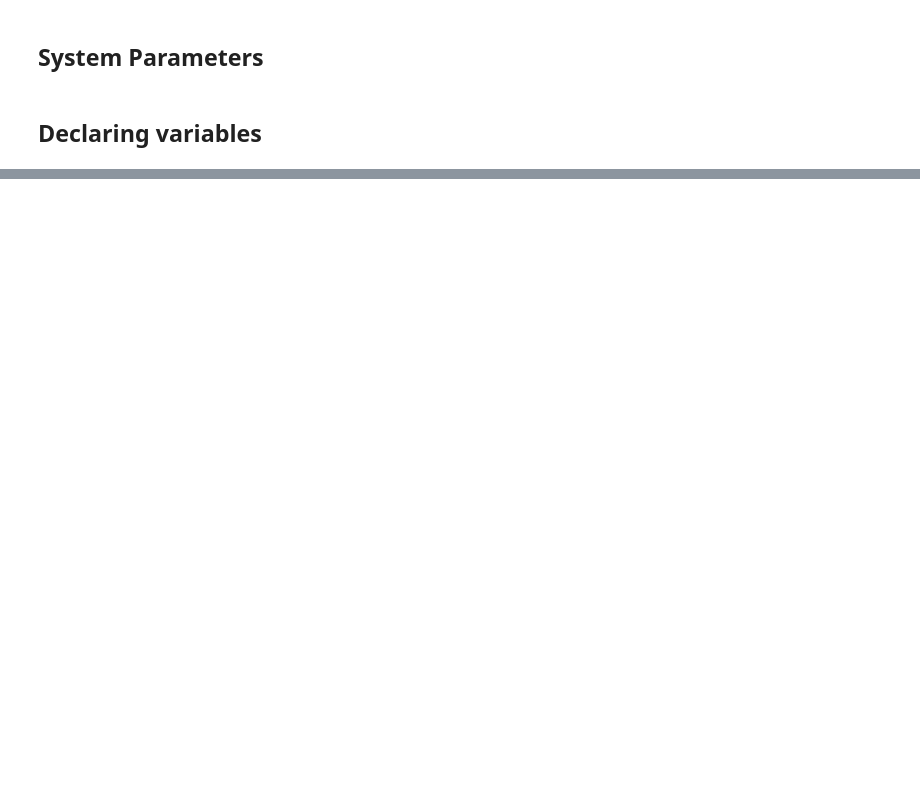
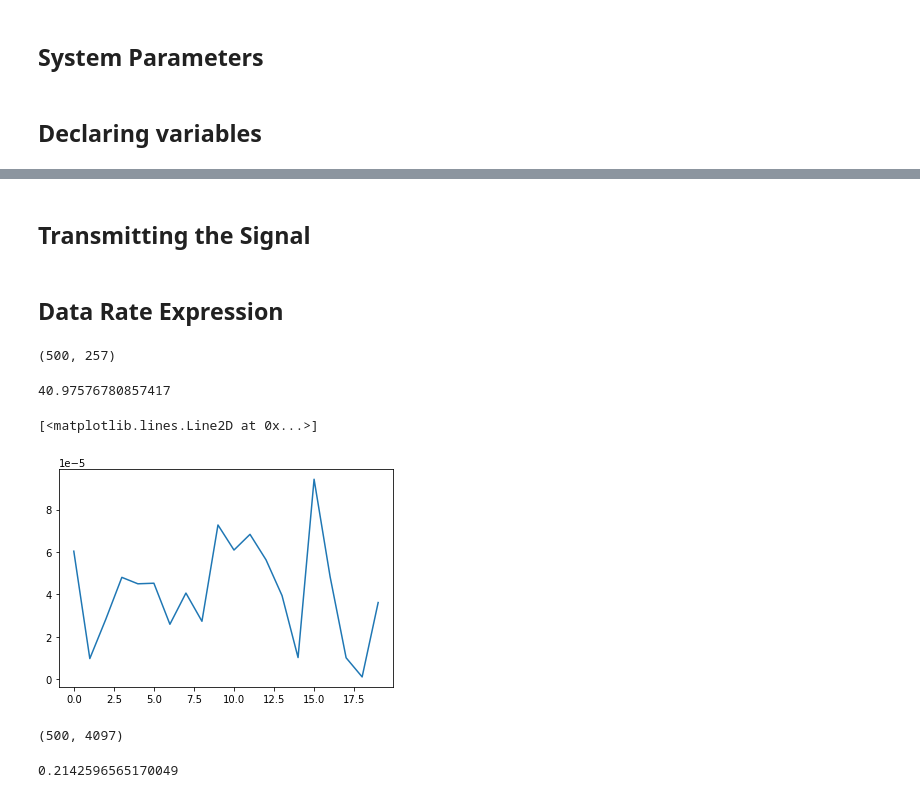
Before and after one commit to aditj/IRS-Paper, a Jupyter notebook: IRS_problem.ipynb, the cells around one changed output, grey strips where cells are left out. Saved outputs shown, nothing was run; the diff lists cells and outputs as text; code cells hidden in the pictures; blank space fills up the shorter version.

```diff
--- a/IRS_problem.ipynb
+++ b/IRS_problem.ipynb
@@ -14,12 +21,13 @@ We can sample the Channel coefficients from a rician distribution with parameter
 $$\mathbf{h} = \sqrt{\frac{\beta K}{1+K}} \mathbf{h_d} + \sqrt{\frac{\beta }{1+K}} \mathbf{h_s}$$
 # %%
 # get the channel coefficients from the rician distribution
-def rician(beta,k,h_d=0 ,num_carriers=50,num_channels=1):
+def rician(beta,k,h_d=0 ,num_carriers=500,num_channels=1):
     """
     returns a (num_carriers x num_channels) matrix with complex numbers whose magnitude would follow a rician distribution
     beta is a distance dependent path loss parameter
     K is ratio of deterministic to scattered power
     """
     det = math.sqrt(beta*k/(1+k))* h_d
+    det = np.tile(det,(1,num_carriers)).T
     ran = math.sqrt(beta/((1+k)*2)) * np.random.randn(num_carriers, num_channels*2).view(np.complex128)
     return ran+det
@@ -27,6 +123,8 @@ def rician(beta,k,h_d=0 ,num_carriers=50,num_channels=1):
 ## System Parameters
 # %%
 # General parameters
+K = 500 # sub carriers
+L = 20 # taps
 
 M = 2 #Num of discrete phase-shifts
 N_x = 16
@@ -35,29 +133,31 @@ N_e = N_x * N_y #Number of IRS elements
 
 # Channel information
 #direct channel
-beta_d = 1
-k_d = 1
+beta_d = (10)**-3 * (10)**-3
+k_d = 0
 const_d = 0
 #BS to IRS channel
-beta_bi = 1
+beta_bi =  (10)**-3 * (1.5)**-3
 k_bi = 1
 const_bi = 0
 #IRS to User channel
-beta_iu = 1
+beta_iu =  (10)**-3 * (8)**-3
 k_iu = 1
 const_iu = 0
 # %% [markdown]
 ## Declaring variables
 # %%
-## CSI
+det = generate_deterministic_reflectors(np.ones((N_x,N_y))).reshape((N_e,1))
+det_direct = generate_deterministic_direct(np.ones(1))[0]
+# CSI
 
-H_d = rician(beta=beta_d, k=k_d)
-H_bi = rician(beta=beta_bi,k=k_bi,num_channels=N_e)
-H_iu = rician(beta=beta_iu,k=k_iu,num_channels=N_e)
+H_d = rician(beta=beta_d, k=k_d,num_carriers=K,h_d=det_direct)
+H_bi = rician(beta=beta_bi,k=k_bi,num_carriers=K,num_channels=N_e,h_d=det)
+H_iu = rician(beta=beta_iu,k=k_iu,num_carriers=K,num_channels=N_e,h_d=det)
 
 ## Theta
 
-IRS_config = np.exp(2j*np.random.randint(M,size=N_e)*np.pi/M)
+IRS_config = get_config()
 Direct = np.ones(1).astype(np.complex128)
 Theta = np.concatenate((Direct,IRS_config)).reshape((N_e+1,1))
 
@@ -66,4 +166,10 @@ Theta = np.concatenate((Direct,IRS_config)).reshape((N_e+1,1))
 
 H_id = np.multiply(H_bi,H_iu)
 H = np.concatenate((H_d,H_id), axis=1)
-G = np.matmul(H,Theta)
+G_comp = H * Theta.T ## Channel Across different subcarriers and subchannels
+G = H @ Theta ## Final  Channel across different subcarriers
+
+def calculate_cascaded(H,Theta):
+    Theta = Theta.reshape((N_e+1,1))
+    G = H @ Theta ## Final  Channel across different subcarriers
+    return G
@@ -69,0 +191,2 @@ G = np.matmul(H,Theta)
+# %% [markdown]
+## Transmitting the Signal
@@ -69,0 +195,19 @@ G = np.matmul(H,Theta)
+# %% [markdown]
+## Data Rate Expression
+# %%
+Theta = strongest_tap(H,1,N_e+1,K,L)
+#Theta = vector_heuristic(H,M)
+G = calculate_cascaded(H,Theta)
+R = calculate_datarate(G,x)
+# %% [output]
+(500, 257)
+# %%
+R/10**8
+# %% [output]
+40.97576780857417
+# %%
+time_h = np.fft.ifft(H,K,axis=0)[:L,:]
+plt.plot(np.abs(time_h[:,0]))
+# %% [output]
+[<matplotlib.lines.Line2D at 0x...>]
+[figure, added]
@@ -69,0 +216,4 @@ G = np.matmul(H,Theta)
+# %%
+estimate.shape
+# %% [output]
+(500, 4097)
@@ -70,3 +226,7 @@ G = np.matmul(H,Theta)
+# %%
+R
+# %% [output]
+0.2142596565170049
 # %% [markdown]
 <a style='text-decoration:none;line-height:16px;display:flex;color:#5B5B62;padding:10px;justify-content:end;' href='https://deepnote.com?utm_source=created-in-deepnote-cell&projectId=4b319ffc-f2ce-4490-9e28-3a7eb21abad0' target="_blank">
 <img alt='Created in deepnote.com' style='display:inline;max-height:16px;margin:0px;margin-right:7.5px;' src='embedded-picture-1' > </img>
```
Also changed, not shown: parts of 17 cells of this notebook, 3 other files.
